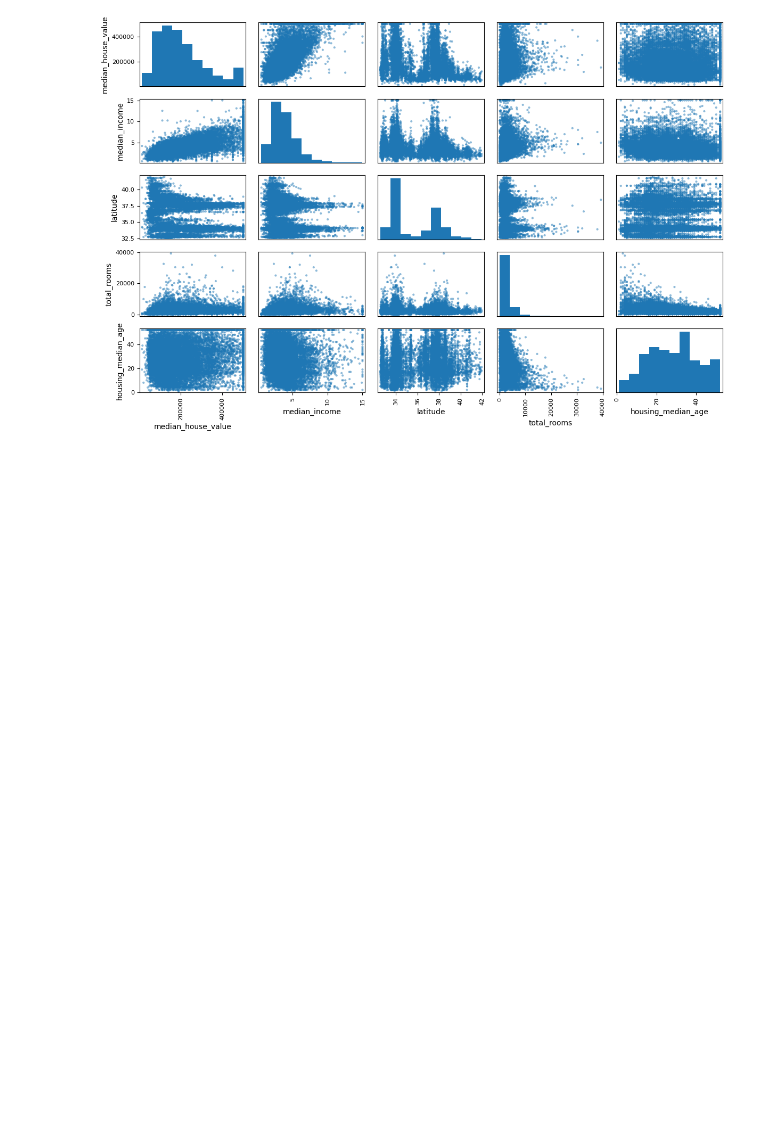
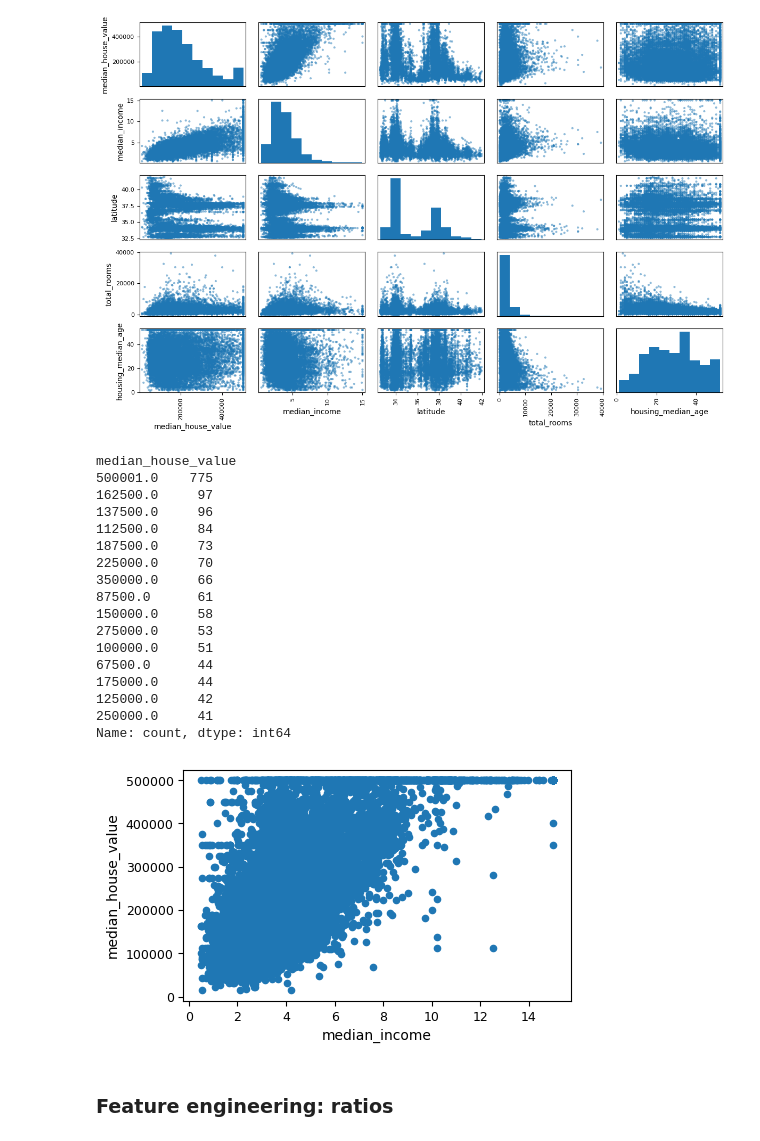
Before and after one commit to leztien/portfolio-project-linear-regression-for-price-prediction, a Jupyter notebook: exploratory_data_analysis.ipynb, the cells around one changed output. Saved outputs shown, nothing was run; the diff lists cells and outputs as text; code cells hidden in the pictures; blank space fills up the shorter version.

```diff
--- a/exploratory_data_analysis.ipynb
+++ b/exploratory_data_analysis.ipynb
@@ -277,3 +260,28 @@ save_fig("correlation matrix")
 # %% [output]
 'images/correlation matrix.png'
 [figure]
+# %%
+# Plot 'median_income' vs target
+df.plot(kind='scatter', x='median_income', y=target, figsize=(5,3))
+df[target].value_counts().head(15)
+# %% [output]
+median_house_value
+500001.0    775
+162500.0     97
+137500.0     96
+112500.0     84
+187500.0     73
+225000.0     70
+350000.0     66
+87500.0      61
+150000.0     58
+275000.0     53
+100000.0     51
+67500.0      44
+175000.0     44
+125000.0     42
+250000.0     41
+Name: count, dtype: int64
+[figure, added]
+# %% [markdown]
+### Feature engineering: ratios
```
Also changed, not shown: parts of 12 cells of this notebook.
